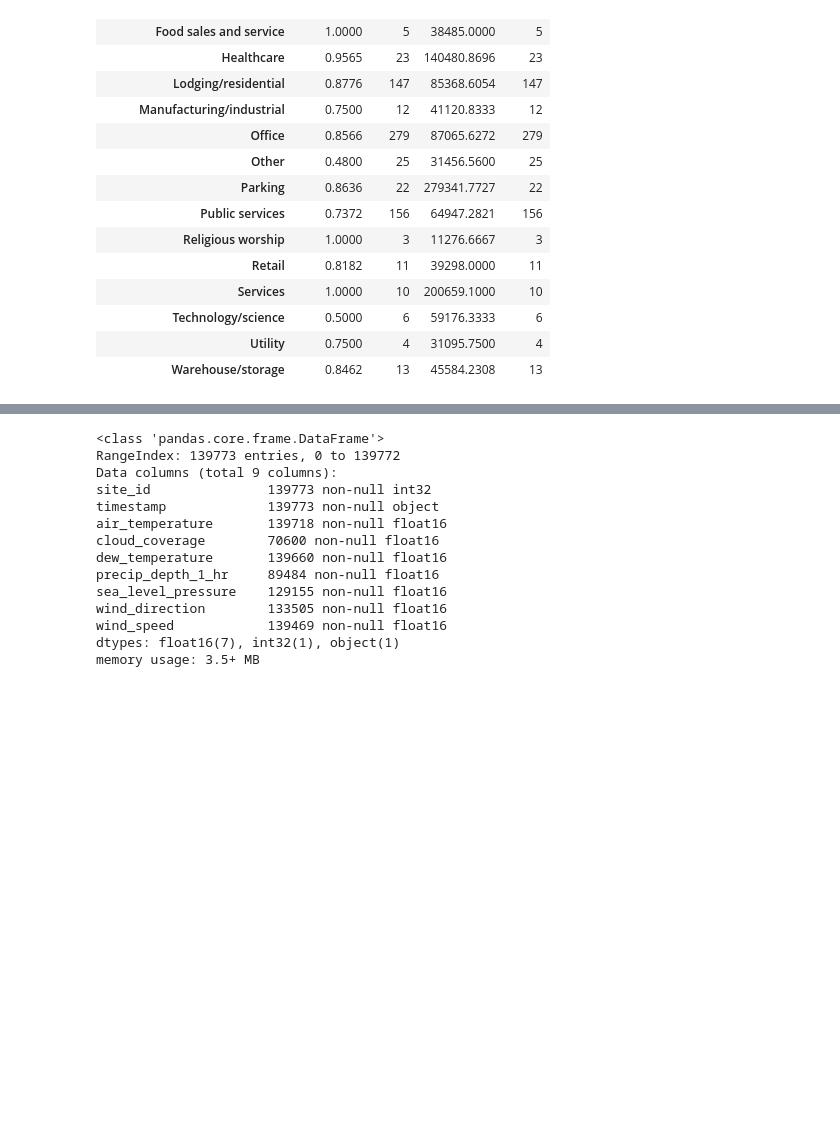
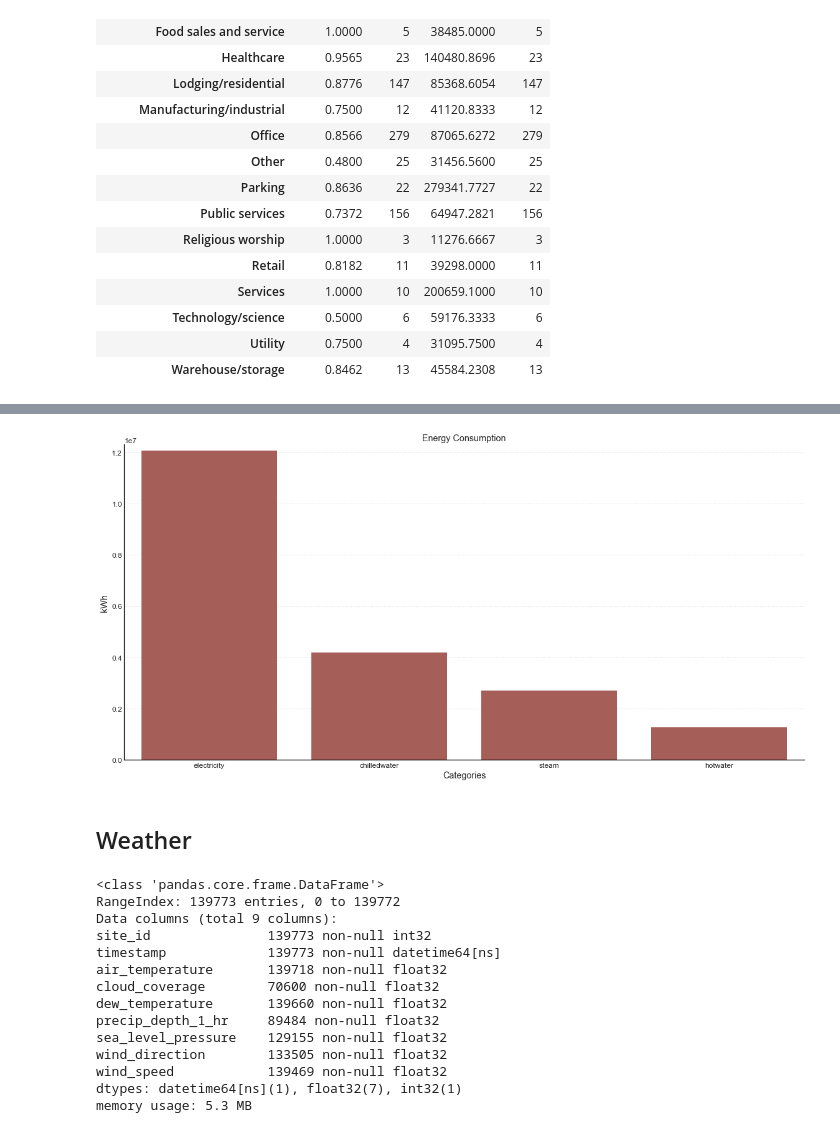
Before and after one commit to sergatron/ASHRAE---Great-Energy-Predictor-III, a Jupyter notebook: EDA/eda.ipynb, the cells around one changed output, grey strips where cells are left out. Cells and saved outputs as stored; diff of their text form; code cells hidden in the pictures; blank space fills up the shorter version.

```diff
--- a/EDA/eda.ipynb
+++ b/EDA/eda.ipynb
@@ -132,4 +116,32 @@ def to_category(df, cols):
 # %%
+def nan_val_summary(df):
+    """Summarize the counts of missing values"""
+    nan_arr = np.count_nonzero(df.isnull(), axis=0)
+    frac = nan_arr / df.shape[0]
+    nan_df = pd.DataFrame(
+        {'columns': df.columns,
+         'nan_count': nan_arr,
+         'fraction_missing': frac}
+                 )
+    return nan_df
+
+def to_category(df, cols):
+    """
+    Iterates over `cols` and convert specified columns'
+    dtype to `category`.
+
+    Params:
+    --------
+        cols: list of strings
+              Name of columns from a DataFrame
+    Returns:
+    --------
+        None
+
+    """
+    for item in cols:
+        df[item] = df[item].astype('category')
+
 def convert_dtype(df):
     """
     Convert data type of each column to reduce memory usage.
@@ -143,7 +155,7 @@ def convert_dtype(df):
         if data_types[0] in str(df[col].dtype):
             df[col] = df[col].astype(np.int32)
         if data_types[1] in str(df[col].dtype):
-            df[col] = df[col].astype(np.float16)
+            df[col] = df[col].astype(np.float32)
     return df
 # %%
 # convert dtype, this reduces memory usage
@@ -444,3 +448,19 @@ building_df.groupby(['primary_use'])[['flr_cnt_nan', 'square_feet']].agg(['mean'
+# %%
+# train_df['meter'].value_counts()
+# {0: electricity, 1: chilledwater, 2: steam, 3: hotwater}
+
+labels = ['electricity', 'chilledwater', 'steam', 'hotwater']
+
+bar_plot(x=labels,
+         y=train_df['meter'].value_counts().values,
+         y_label='kWh',
+         x_label='Categories',
+         title='Energy Consumption',
+        )
+# %% [output]
+[figure, added]
+# %% [markdown]
+## Weather
 # %%
 weather_df.info()
 # %% [output]
@@ -448,13 +468,13 @@ weather_df.info()
 RangeIndex: 139773 entries, 0 to 139772
 Data columns (total 9 columns):
 site_id               139773 non-null int32
-timestamp             139773 non-null object
-air_temperature       139718 non-null float16
-cloud_coverage        70600 non-null float16
-dew_temperature       139660 non-null float16
-precip_depth_1_hr     89484 non-null float16
-sea_level_pressure    129155 non-null float16
-wind_direction        133505 non-null float16
-wind_speed            139469 non-null float16
-dtypes: float16(7), int32(1), object(1)
-memory usage: 3.5+ MB
+timestamp             139773 non-null datetime64[ns]
+air_temperature       139718 non-null float32
+cloud_coverage        70600 non-null float32
+dew_temperature       139660 non-null float32
+precip_depth_1_hr     89484 non-null float32
+sea_level_pressure    129155 non-null float32
+wind_direction        133505 non-null float32
+wind_speed            139469 non-null float32
+dtypes: datetime64[ns](1), float32(7), int32(1)
+memory usage: 5.3 MB
```
Also changed, not shown: parts of 44 cells of this notebook.
